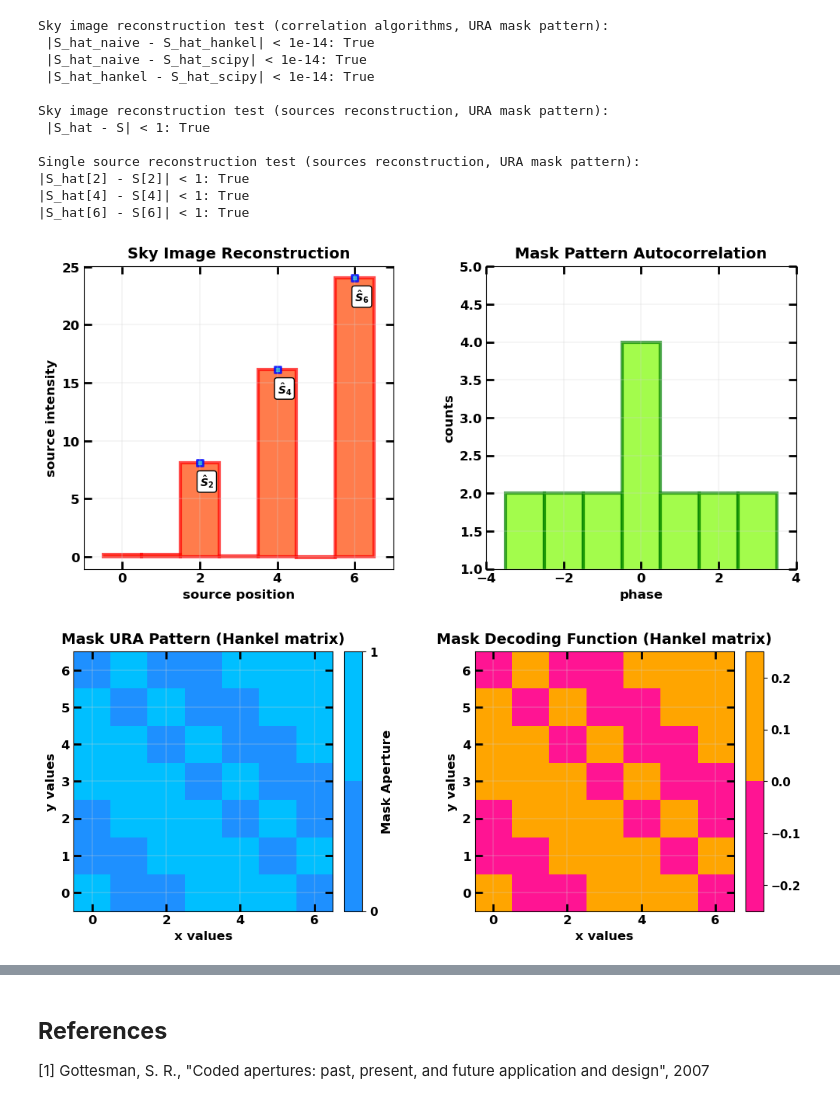
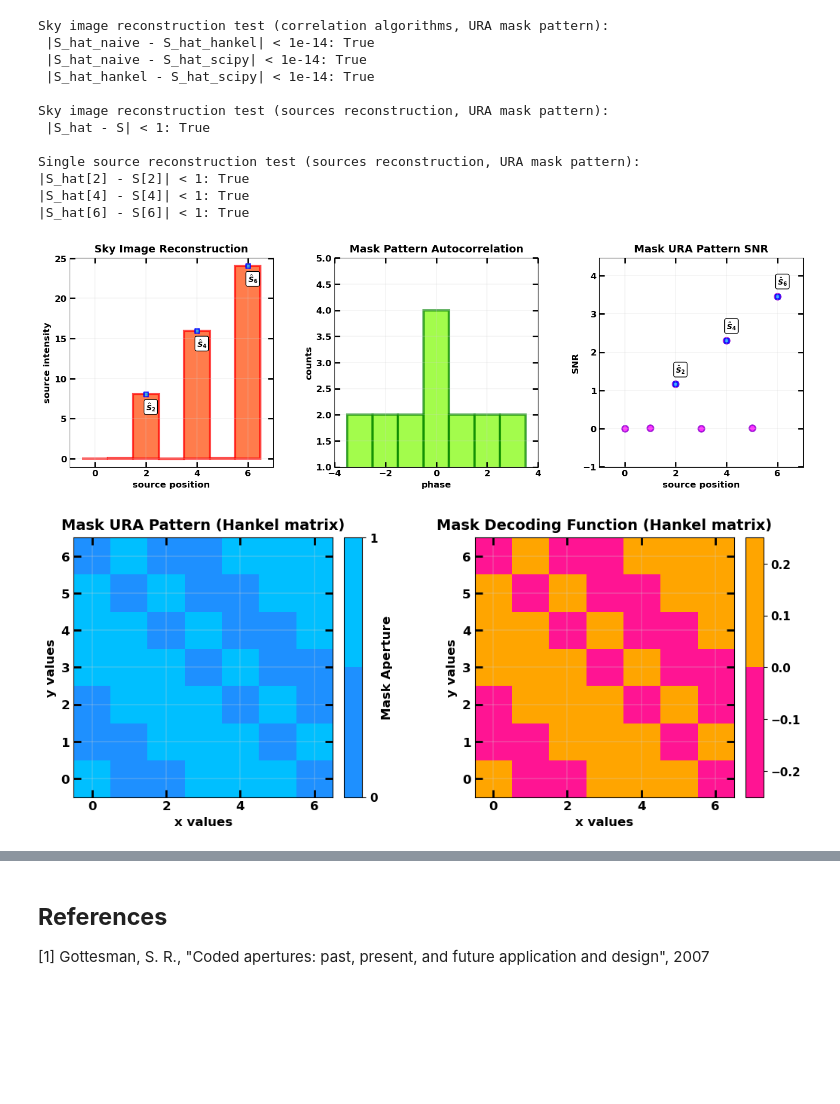
Before and after one commit to EdoardoGiancarli/Reconstruction_Masks_Test, a Jupyter notebook: Img_Reconstruction3.ipynb, the cells around one changed output, grey strips where cells are left out. Cells and saved outputs as stored; diff of their text form; code cells hidden in the pictures; blank space fills up the shorter version.

```diff
--- a/Img_Reconstruction3.ipynb
+++ b/Img_Reconstruction3.ipynb
@@ -213,7 +208,7 @@ def sequence_plot(input_sequence: list[c.Sequence],
                   xlabel: list[str] = None,
                   ylabel: list[str] = None,
                   color: list[(str, str)] = None,
-                  style: list[str] = None,
+                  style: list[str] = ["bar"],
                   simulated_sources: list[(c.Sequence, float)] = None) -> None:
     """Plot(s) of the input 1D array(s)."""
 
@@ -223,7 +218,7 @@ def sequence_plot(input_sequence: list[c.Sequence],
     # handle optional arguments
     x = x or [None]*n
     xlabel, ylabel = xlabel or [None]*n, ylabel or [None]*n
-    color, style = color or [None]*n, style or [None]*n
+    color, style = color or [('OrangeRed', 'r')]*n, style or [None]*n
     simulated_sources = simulated_sources or [None]*n
 
     # create subplots
@@ -241,12 +236,15 @@ def sequence_plot(input_sequence: list[c.Sequence],
         else:
             phase = np.arange(len(input_sequence[i]))
 
+        if color[i] is None:
+            color[i] = ('OrangeRed', 'r')
+
         if style[i] == 'scatter':
-            ax.scatter(phase, input_sequence[i], c=color[i][0] or 'OrangeRed',
-                       linewidths=2, edgecolor=color[i][1] or 'r', s=70, alpha=0.8)
+            ax.scatter(phase, input_sequence[i], c=color[i][0],
+                       linewidths=2, edgecolor=color[i][1], s=70, alpha=0.8)
         elif style[i] == 'bar':
-            ax.bar(phase, input_sequence[i], width=1, color=color[i][0] or 'OrangeRed',
-                   edgecolor=color[i][1] or 'r', linewidth=3, alpha=0.70)
+            ax.bar(phase, input_sequence[i], width=1, color=color[i][0],
+                   edgecolor=color[i][1], linewidth=3, alpha=0.70)
 
         if simulated_sources[i] is not None:
             _show_sources_pos(ax, input_sequence[i], simulated_sources[i])
@@ -525,22 +563,22 @@ Single source reconstruction test (sources reconstruction, URA mask pattern):
 |S_hat[4] - S[4]| < 1: True
 |S_hat[6] - S[6]| < 1: True
 # %%
-sequence_plot([S_hat, autocorrelation(A)],
-              ["Sky Image Reconstruction", "Mask Pattern Autocorrelation"],
-              x=[None, np.arange(len(S_hat)) - len(S_hat)//2],
-              xlabel=["source position", "phase"],
-              ylabel=["source intensity", "counts"],
-              color=[(None, None), ("LawnGreen", "g")],
-              style=["bar", "bar"],
-              simulated_sources=[(S, -2), None])
+sequence_plot([S_hat, autocorrelation(A), snr_URA_mask],
+              ["Sky Image Reconstruction", "Mask Pattern Autocorrelation", "Mask URA Pattern SNR"],
+              x=[None, np.arange(len(S_hat)) - len(S_hat)//2, None],
+              xlabel=["source position", "phase", "source position"],
+              ylabel=["source intensity", "counts", "SNR"],
+              color=[None, ("LawnGreen", "g"), ('Magenta', 'DarkViolet')],
+              style=["bar", "bar", "scatter"],
+              simulated_sources=[(S, -2), None, (S, 0.3)])
 
 image_plot([hankel(A[:len(basic_pattern)], A[-len(basic_pattern):]), hankel(G[:len(basic_pattern)], G[-len(basic_pattern):])],
            ["Mask URA Pattern (Hankel matrix)", "Mask Decoding Function (Hankel matrix)"],
            xlabel=["x values"]*2,
            ylabel=["y values"]*2,
            cbarlabel=["Mask Aperture", None],
            cbarvalues=[[0, 1], None],
            cbarcmap=[ListedColormap(["DodgerBlue", "DeepSkyBlue"]), ListedColormap(["DeepPink", "Orange"])])
 # %% [output]
-[figure, old version]
+[figure, new version]
 [figure]
```
Also changed, not shown: parts of 16 cells of this notebook, 1 other file.
